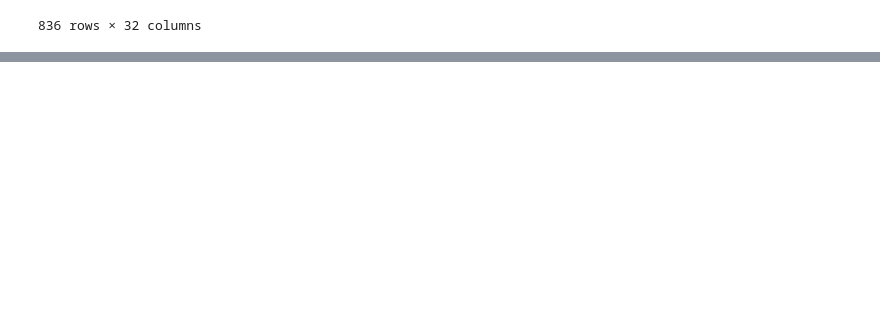
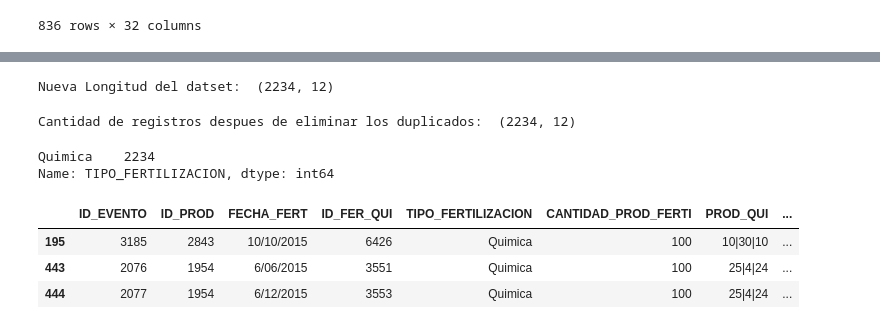
Before and after one commit to GermanMoran/TesisMaestria, a Jupyter notebook: codigos/LIMPIEZA_DATOS.ipynb, the cells around one changed output, grey strips where cells are left out. Saved outputs shown, nothing was run; the diff lists cells and outputs as text; code cells hidden in the pictures; blank space fills up the shorter version.

```diff
--- a/codigos/LIMPIEZA_DATOS.ipynb
+++ b/codigos/LIMPIEZA_DATOS.ipynb
@@ -788,0 +914,29 @@ eventosFinales
+# %%
+# Filtrar el dataset unicamente por lso registros que no tienen un valor nulo asociado
+fertilizaciones = fertilizaciones[fertilizaciones.CANTIDAD_PROD_FERTI.isna() == False]
+print("Nueva Longitud del datset: ",fertilizaciones.shape)
+# %% [output]
+Nueva Longitud del datset:  (2234, 12)
+# %%
+# Eliminar los registros duplicados del dataset | en caso de que existan
+fertilizaciones = fertilizaciones.drop_duplicates()
+# En este caso no existe ningun duplicado
+
+################################## Fertilizaciones Unicas ###############################
+print("Cantidad de registros despues de eliminar los duplicados: ", fertilizaciones.shape)
+# %% [output]
+Cantidad de registros despues de eliminar los duplicados:  (2234, 12)
+# %%
+fertilizaciones.TIPO_FERTILIZACION.value_counts()
+# %% [output]
+Quimica    2234
+Name: TIPO_FERTILIZACION, dtype: int64
+# %%
+# Se crea una nueva columna en el dataset
+fertilizaciones["Fer"] = fertilizaciones.TIPO_FERTILIZACION.apply(lambda x: "CanFer"+x[0:3])
+fertilizaciones.head(3)
+# %% [output]
+|  | ID_EVENTO | ID_PROD | FECHA_FERT | ID_FER_QUI | TIPO_FERTILIZACION | CANTIDAD_PROD_FERTI | PROD_QUI | ... |
+| 195 | 3185 | 2843 | 10/10/2015 | 6426 | Quimica | 100 | 10|30|10 | ... |
+| 443 | 2076 | 1954 | 6/06/2015 | 3551 | Quimica | 100 | 25|4|24 | ... |
+| 444 | 2077 | 1954 | 6/12/2015 | 3553 | Quimica | 100 | 25|4|24 | ... |
```
Also changed, not shown: parts of 19 cells of this notebook, 1 other file.
